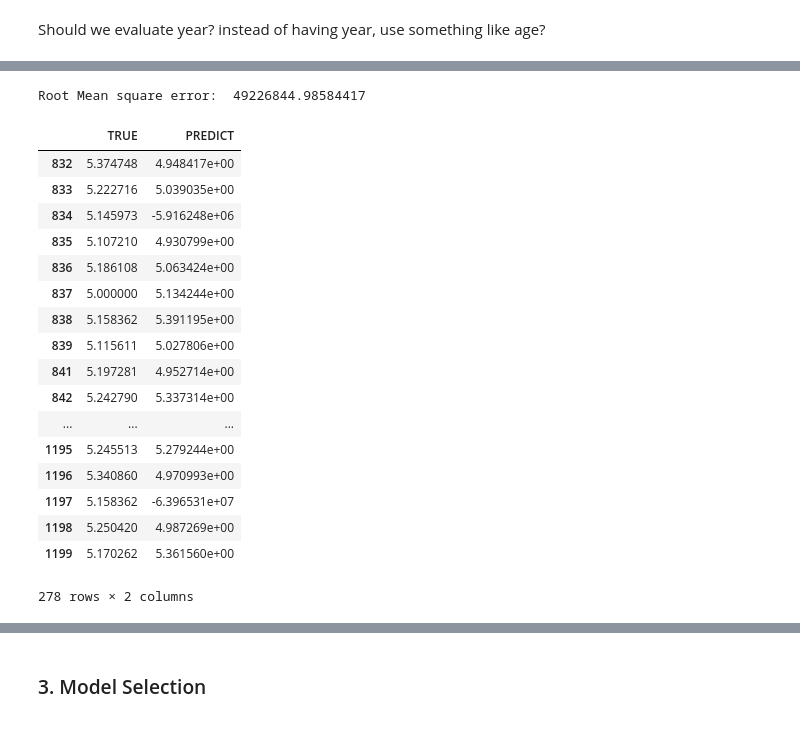
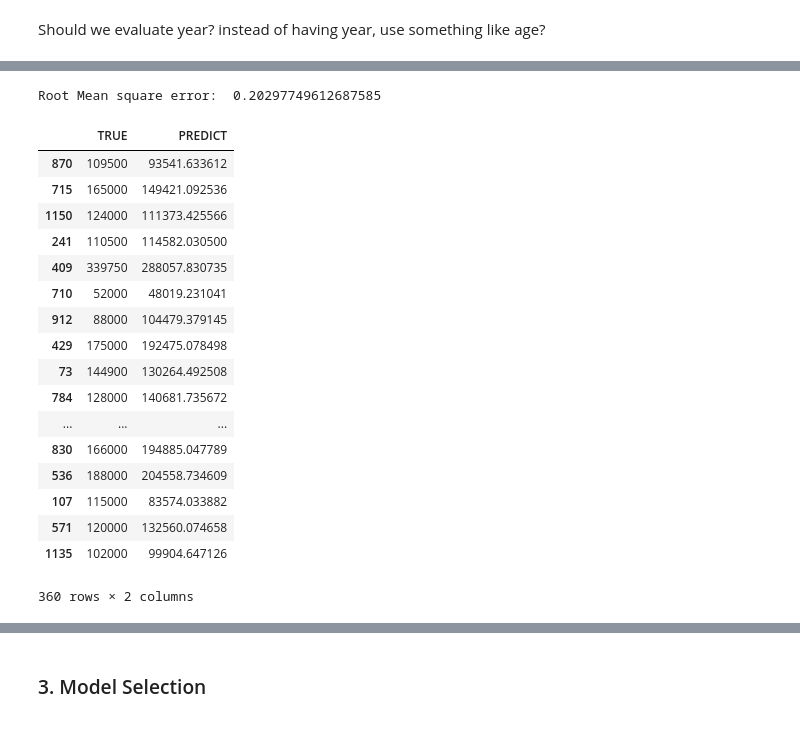
Before and after one commit to pietrOrtuso/Algorithmic-Machine-Learning, a Jupyter notebook: Challenges/House_Pricing/house_pricing_challenge.ipynb, the cells around one changed output, grey strips where cells are left out. Drawn from its saved outputs; the diff is of its cells as text; code cells hidden in the pictures.

```diff
--- a/Challenges/House_Pricing/house_pricing_challenge.ipynb
+++ b/Challenges/House_Pricing/house_pricing_challenge.ipynb
@@ -166,12 +144,3 @@ Name: Functional, Length: 1217, dtype: object
 # %% [markdown]
 <list>
     <li>Errors in type recogntion : LotFrontage recognized as a str instead of int, same problem with maxvsnarea, and yeargarage</li>
-# %%
-################################
-######## DATA CLEANING  ########
-################################
-mask = ~train_data_num.isnull().any(axis = 1)
-print(len(mask[mask==False]))
-train_data_cat = train_data_cat[mask.values]
-train_data_num = train_data_num[mask.values]
-prices = prices[mask.values]
@@ -179,0 +147,18 @@ prices = prices[mask.values]
+# %%
+################################
+######## DATA CLEANING  ########
+################################
+for column in headers:
+    #mask = train_data
+    if "NA" in str(train_data[column].unique()):
+        print(column)
+
+for column in list(train_data_num):
+    #mask = train_data
+    if "NA" in str(train_data_num[column].unique()):
+        print(column)
+
+
+train_data_num.LotFrontage = train_data.LotFrontage.replace(to_replace="NA",value = "0")
+train_data_num.MasVnrArea = train_data.MasVnrArea.replace(to_replace="NA",value = "0")
+train_data_num.GarageYrBlt = train_data.GarageYrBlt.replace(to_replace="NA",value = "0")
@@ -246,13 +256,13 @@ plt.show()
 Useful to understand how we have to normalize data, in which direction . . . We notice that the sale prices distribution has an high peak on the left showing how data are skewed, deviating from the normal distribution.
 In the next plot we are gonna produce a normalized structure of the saleprices useful for our analysis, normalization which will be applyed to all numerical columns.
 # %%
-prices = np.log10(prices)
+pricesLog = np.log10(prices)
 plt.figure(figsize = (15,5))
-sns.distplot(prices, bins = 50,fit=norm)
+sns.distplot(pricesLog, bins = 50,fit=norm)
 plt.title("House prices distribution", fontsize = 20)
 plt.xlabel("House price")
 plt.ylabel("Frequency")
-plt.axvline(prices.mean(), label='Average price = %.3f' % prices.mean(), color = 'r')
+plt.axvline(pricesLog.mean(), label='Average price = %.3f' % pricesLog.mean(), color = 'r')
 plt.show()
 # %% [output]
 [figure]
@@ -337,6 +347,6 @@ new_df = pd.concat([house_data_cat_dummy,train_data_num], axis = 1)
 Should we evaluate year? instead of having year, use something like age?
 # %%
 normalizer = RobustScaler()
-df_normalized = pd.DataFrame(normalizer.fit_transform(new_df))
+df_normalized = pd.DataFrame(normalizer.fit_transform(train_data_num))
 df_normalized
 # %% [output]
@@ -348,29 +375,28 @@ model.fit(x_train,y_train)
 y_predict = np.array(model.predict(x_test))
 # %%
 from sklearn import metrics
-
-print("Root Mean square error: " , np.sqrt(metrics.mean_squared_error(y_test,y_predict)))
+print("Root Mean square error: " , np.sqrt(metrics.mean_squared_error(np.log(np.abs(y_test)),np.log(np.abs(y_predict)))))
 results = pd.DataFrame()
-results['TRUE'] = prices[x_train[0].size:]
+results['TRUE'] = y_test
 results['PREDICT'] = y_predict
 results
 # %% [output]
-Root Mean square error:  49226844.98584417
+Root Mean square error:  0.20297749612687585
 |  | TRUE | PREDICT |
-| 832 | 5.374748 | 4.948417e+00 |
-| 833 | 5.222716 | 5.039035e+00 |
-| 834 | 5.145973 | -5.916248e+06 |
-| 835 | 5.107210 | 4.930799e+00 |
-| 836 | 5.186108 | 5.063424e+00 |
-| 837 | 5.000000 | 5.134244e+00 |
-| 838 | 5.158362 | 5.391195e+00 |
-| 839 | 5.115611 | 5.027806e+00 |
-| 841 | 5.197281 | 4.952714e+00 |
-| 842 | 5.242790 | 5.337314e+00 |
+| 870 | 109500 | 93541.633612 |
+| 715 | 165000 | 149421.092536 |
+| 1150 | 124000 | 111373.425566 |
+| 241 | 110500 | 114582.030500 |
+| 409 | 339750 | 288057.830735 |
+| 710 | 52000 | 48019.231041 |
+| 912 | 88000 | 104479.379145 |
+| 429 | 175000 | 192475.078498 |
+| 73 | 144900 | 130264.492508 |
+| 784 | 128000 | 140681.735672 |
 | ... | ... | ... |
-| 1195 | 5.245513 | 5.279244e+00 |
-| 1196 | 5.340860 | 4.970993e+00 |
-| 1197 | 5.158362 | -6.396531e+07 |
-| 1198 | 5.250420 | 4.987269e+00 |
-| 1199 | 5.170262 | 5.361560e+00 |
+| 830 | 166000 | 194885.047789 |
+| 536 | 188000 | 204558.734609 |
+| 107 | 115000 | 83574.033882 |
+| 571 | 120000 | 132560.074658 |
+| 1135 | 102000 | 99904.647126 |
-278 rows × 2 columns
+360 rows × 2 columns
```
Also changed, not shown: parts of 14 cells of this notebook, 1 other file.
